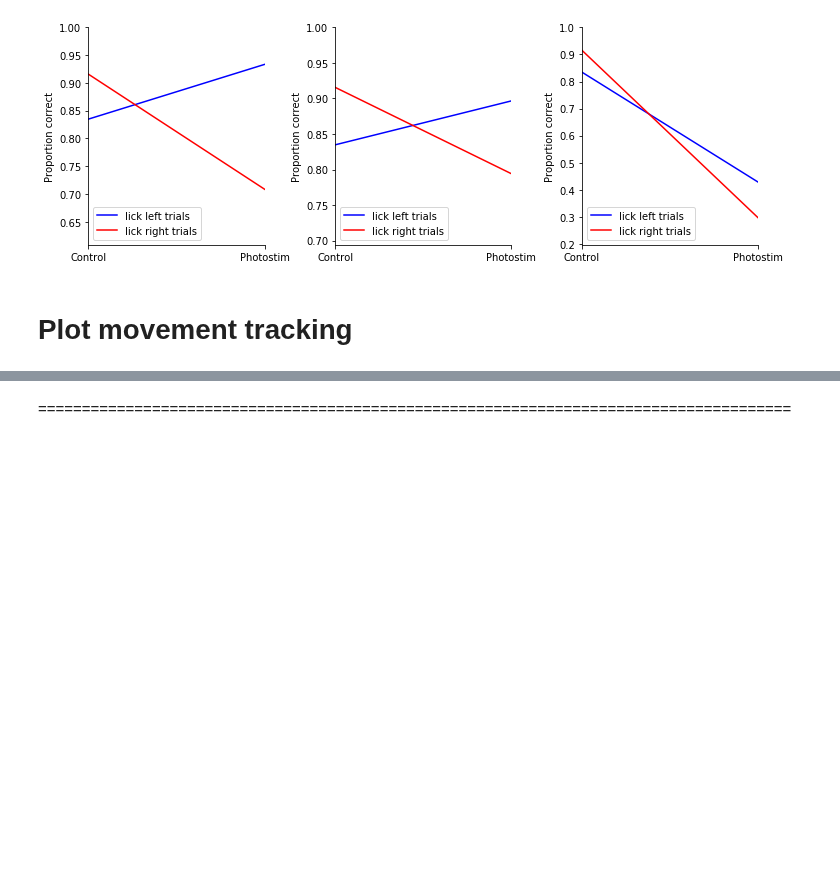
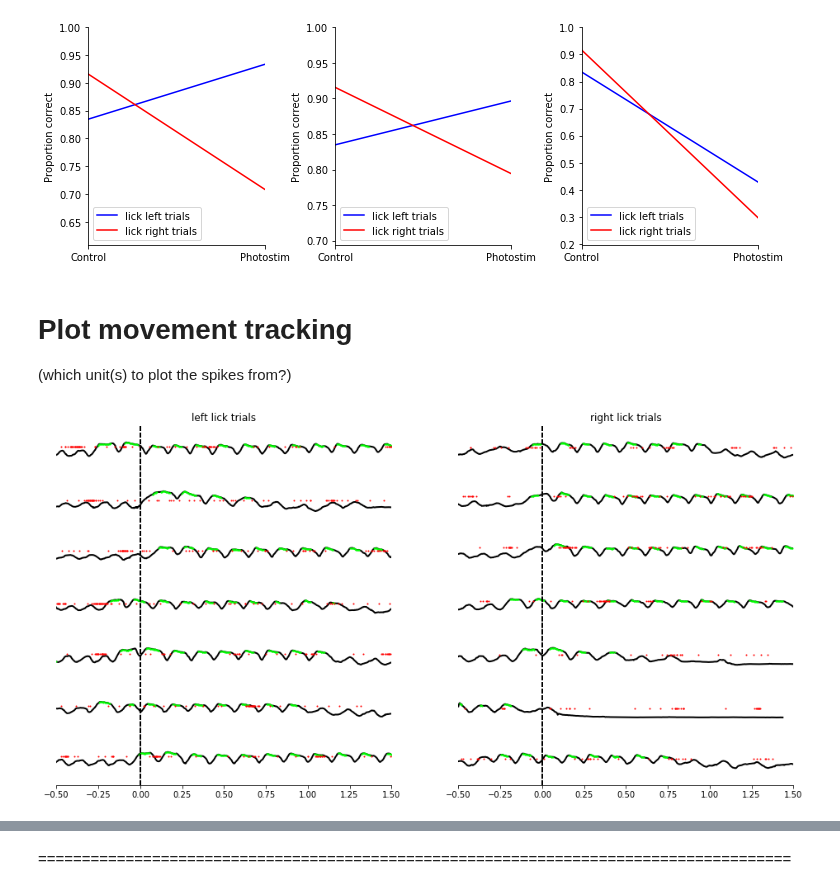
Before and after one commit to mesoscale-activity-map/map-ephys, a Jupyter notebook: notebook/plot_behavior.ipynb, the cells around one changed output, grey strips where cells are left out. Drawn from its saved outputs; the diff is of its cells as text; code cells hidden in the pictures; blank space fills up the shorter version.

Commit message:
plot jaw movement done

```diff
--- a/notebook/plot_behavior.ipynb
+++ b/notebook/plot_behavior.ipynb
@@ -41,3 +41,8 @@ behavior_plot.plot_photostim_effect(session_key, bi_alm_photostim, axis=axs[2])
 [figure]
 # %% [markdown]
 # Plot movement tracking
+(which unit(s) to plot the spikes from?)
+# %%
+behavior_plot.plot_jaw_movement(session_key, trial_limit=7)
+# %% [output]
+[figure, added]
```
Also changed, not shown: parts of 13 cells of this notebook, 1 other file.
